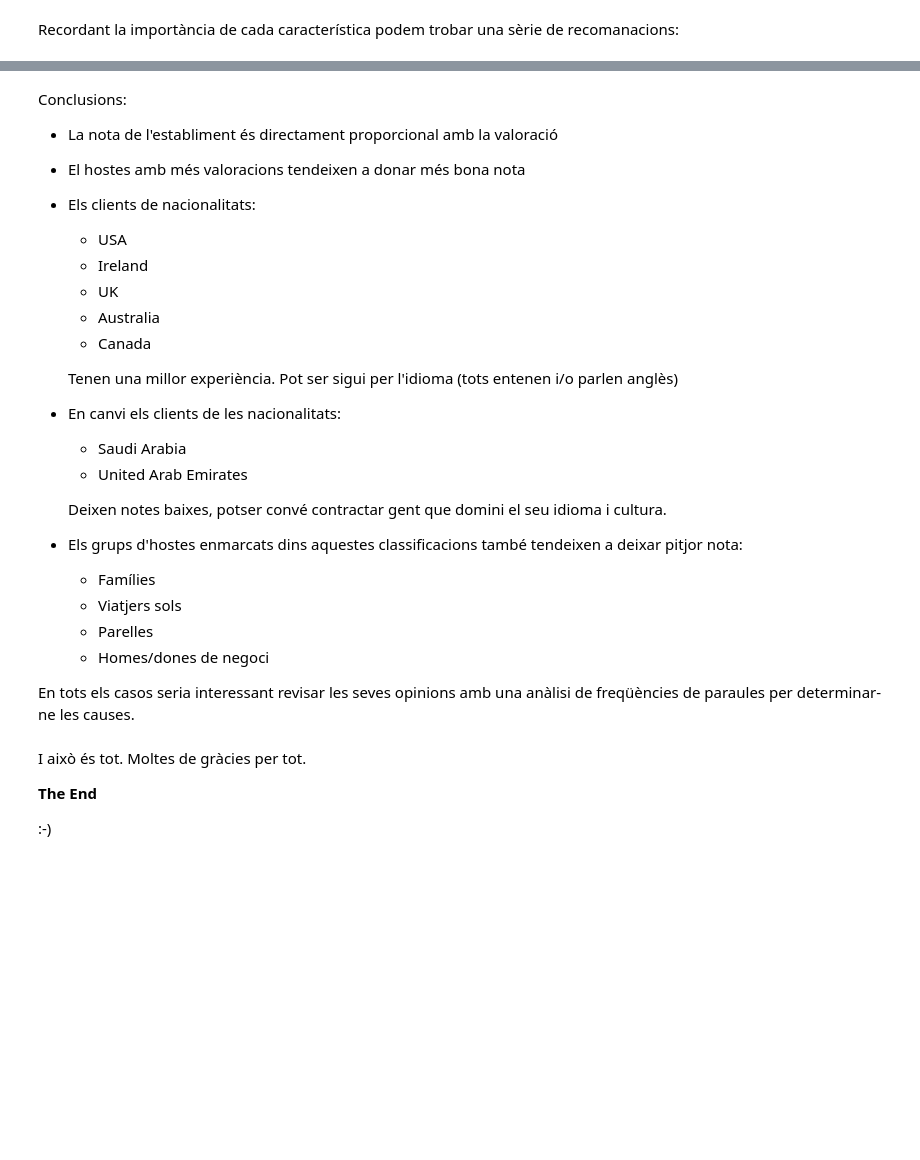
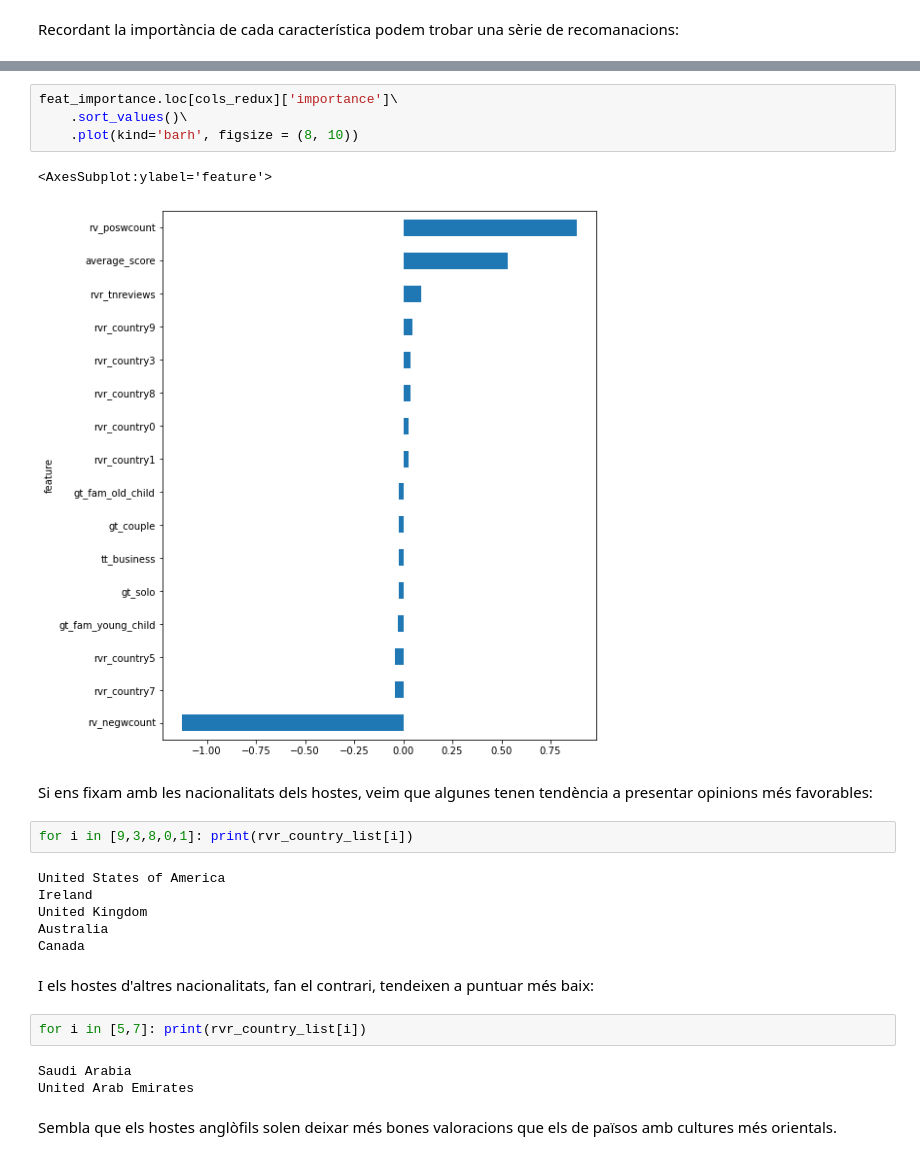
Before and after one commit to llublad/MUSI-AA, a Jupyter notebook: musi-aa-modulo1/W6/practica/20_hr_analysis.ipynb, the cells around one changed output, grey strips where cells are left out. Saved outputs shown, nothing was run; the diff lists cells and outputs as text; blank space fills up the shorter version.

```diff
--- a/musi-aa-modulo1/W6/practica/20_hr_analysis.ipynb
+++ b/musi-aa-modulo1/W6/practica/20_hr_analysis.ipynb
@@ -1280,32 +1256,29 @@ cols_redux
-# %% [markdown]
-Conclusions:
-
-- La nota de l'establiment és directament proporcional amb la valoració
-- El hostes amb més valoracions tendeixen a donar més bona nota
-- Els clients de nacionalitats:
-    - USA
-    - Ireland
-    - UK
-    - Australia
-    - Canada
-
-    Tenen una millor experiència. Pot ser sigui per l'idioma (tots entenen i/o parlen anglès)
-- En canvi els clients de les nacionalitats:
-    - Saudi Arabia
-    - United Arab Emirates
-
-    Deixen notes baixes, potser convé contractar gent que domini el seu idioma i cultura.
-
-- Els grups d'hostes enmarcats dins aquestes classificacions també tendeixen a deixar pitjor nota:
-    - Famílies
-    - Viatjers sols
-    - Parelles
-    - Homes/dones de negoci
-
-En tots els casos seria interessant revisar les seves opinions amb una anàlisi de freqüències de paraules per determinar-ne les causes.
-# %% [markdown]
-I això és tot. Moltes de gràcies per tot.
-
-  **The End**
-
-:-)
+# %%
+feat_importance.loc[cols_redux]['importance']\
+    .sort_values()\
+    .plot(kind='barh', figsize = (8, 10))
+# %% [output]
+<AxesSubplot:ylabel='feature'>
+[figure, added]
+# %% [markdown]
+Si ens fixam amb les nacionalitats dels hostes,
+veim que algunes tenen tendència a presentar opinions
+més favorables:
+# %%
+for i in [9,3,8,0,1]: print(rvr_country_list[i])
+# %% [output]
+United States of America
+Ireland
+United Kingdom
+Australia
+Canada
+# %% [markdown]
+I els hostes d'altres nacionalitats, fan el contrari, tendeixen a puntuar més baix:
+# %%
+for i in [5,7]: print(rvr_country_list[i])
+# %% [output]
+Saudi Arabia
+United Arab Emirates
+# %% [markdown]
+Sembla que els hostes anglòfils solen deixar més bones valoracions
+que els de països amb cultures més orientals.
```
Also changed, not shown: parts of 31 cells of this notebook, 1 other file.
